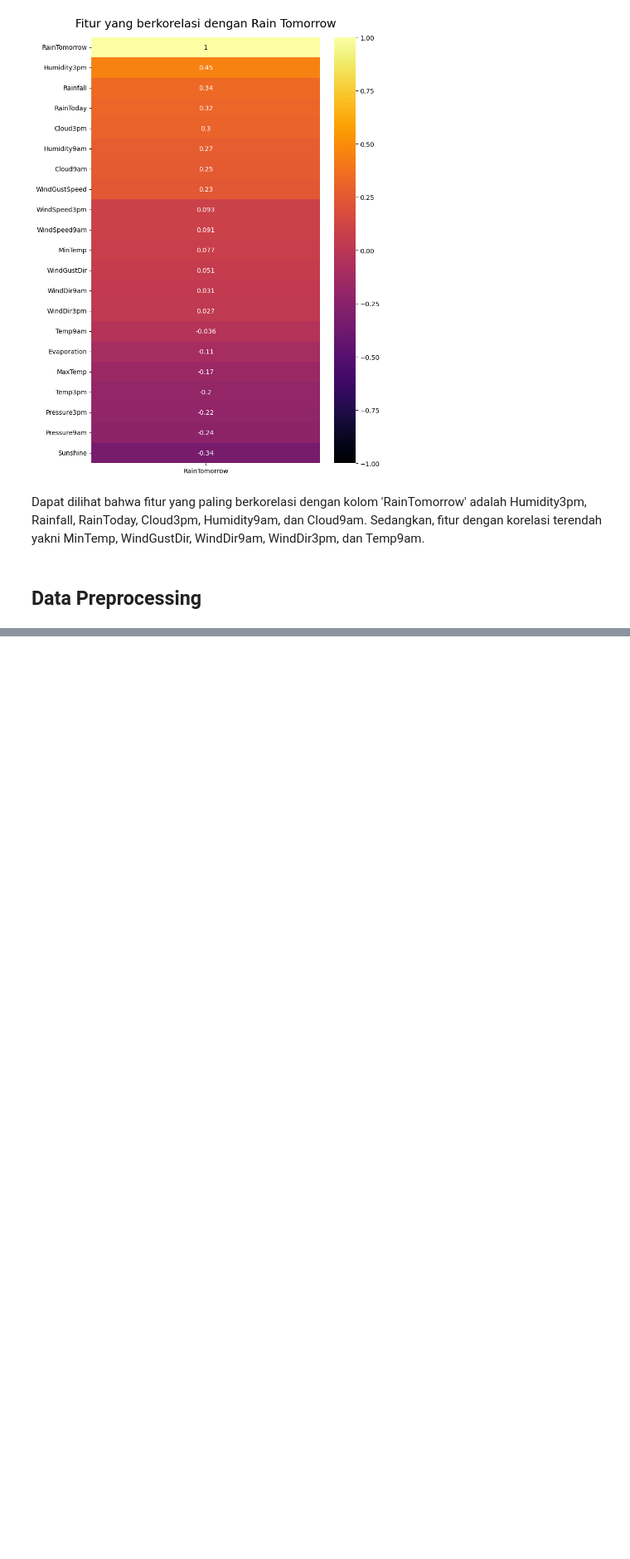
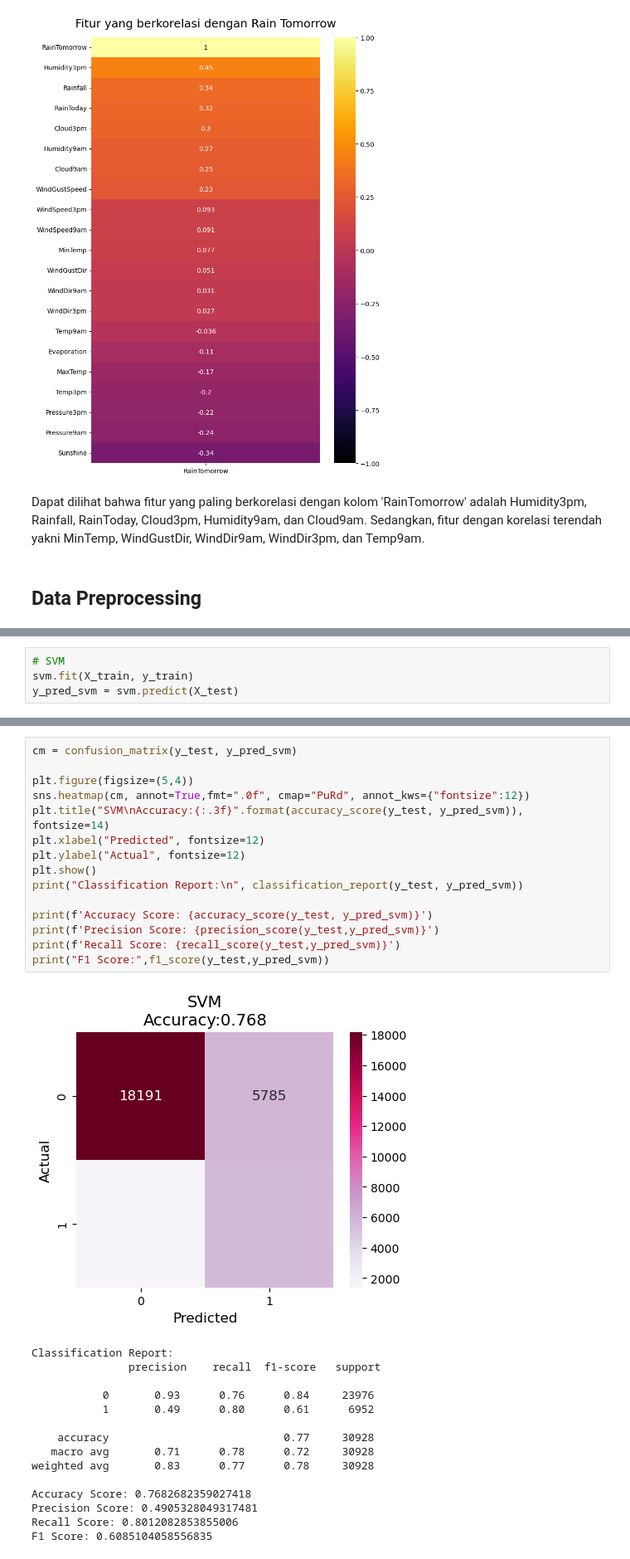
Before and after one commit to mfarizky/H8_5, a Jupyter notebook: project/PYTN_KampusMerdeka_fp2_Rijal.ipynb, the cells around one changed output, grey strips where cells are left out. Shown at 83% size. Drawn from its saved outputs; the diff is of its cells as text; blank space fills up the shorter version.

```diff
--- a/project/PYTN_KampusMerdeka_fp2_Rijal.ipynb
+++ b/project/PYTN_KampusMerdeka_fp2_Rijal.ipynb
@@ -561,0 +662,4 @@ Dapat dilihat bahwa fitur yang paling berkorelasi dengan kolom 'RainTomorrow' ad
+# %%
+# SVM
+svm.fit(X_train, y_train)
+y_pred_svm = svm.predict(X_test)
@@ -561,0 +698,31 @@ Dapat dilihat bahwa fitur yang paling berkorelasi dengan kolom 'RainTomorrow' ad
+# %%
+cm = confusion_matrix(y_test, y_pred_svm)
+
+plt.figure(figsize=(5,4))
+sns.heatmap(cm, annot=True,fmt=".0f", cmap="PuRd", annot_kws={"fontsize":12})
+plt.title("SVM\nAccuracy:{:.3f}".format(accuracy_score(y_test, y_pred_svm)), fontsize=14)
+plt.xlabel("Predicted", fontsize=12)
+plt.ylabel("Actual", fontsize=12)
+plt.show()
+print("Classification Report:\n", classification_report(y_test, y_pred_svm))
+
+print(f'Accuracy Score: {accuracy_score(y_test, y_pred_svm)}')
+print(f'Precision Score: {precision_score(y_test,y_pred_svm)}')
+print(f'Recall Score: {recall_score(y_test,y_pred_svm)}')
+print("F1 Score:",f1_score(y_test,y_pred_svm))
+# %% [output]
+[figure, added]
+Classification Report:
+               precision    recall  f1-score   support
+
+           0       0.93      0.76      0.84     23976
+           1       0.49      0.80      0.61      6952
+
+    accuracy                           0.77     30928
+   macro avg       0.71      0.78      0.72     30928
+weighted avg       0.83      0.77      0.78     30928
+
+Accuracy Score: 0.7682682359027418
+Precision Score: 0.4905328049317481
+Recall Score: 0.8012082853855006
+F1 Score: 0.6085104058556835
```
Also changed, not shown: parts of 24 cells of this notebook, 6 other files.
